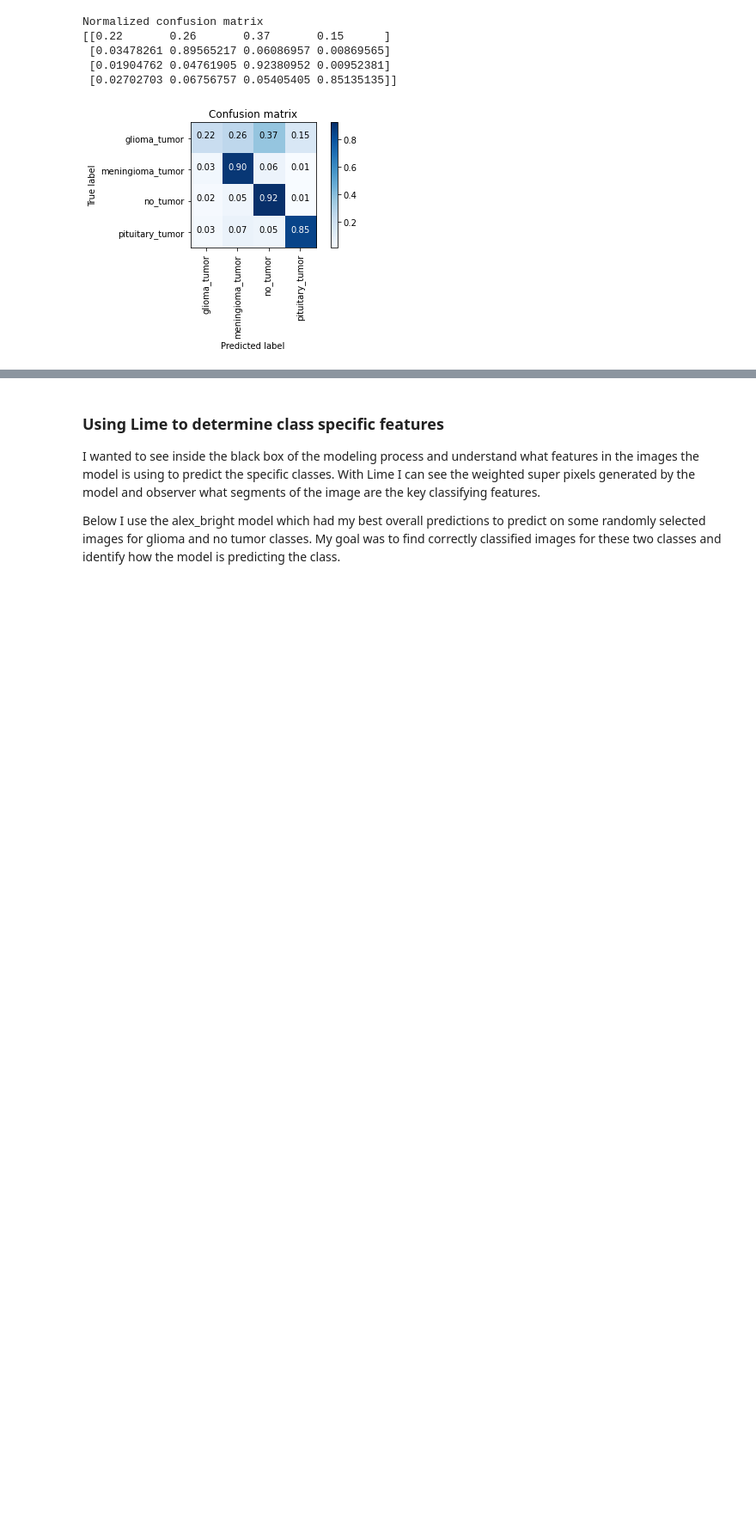
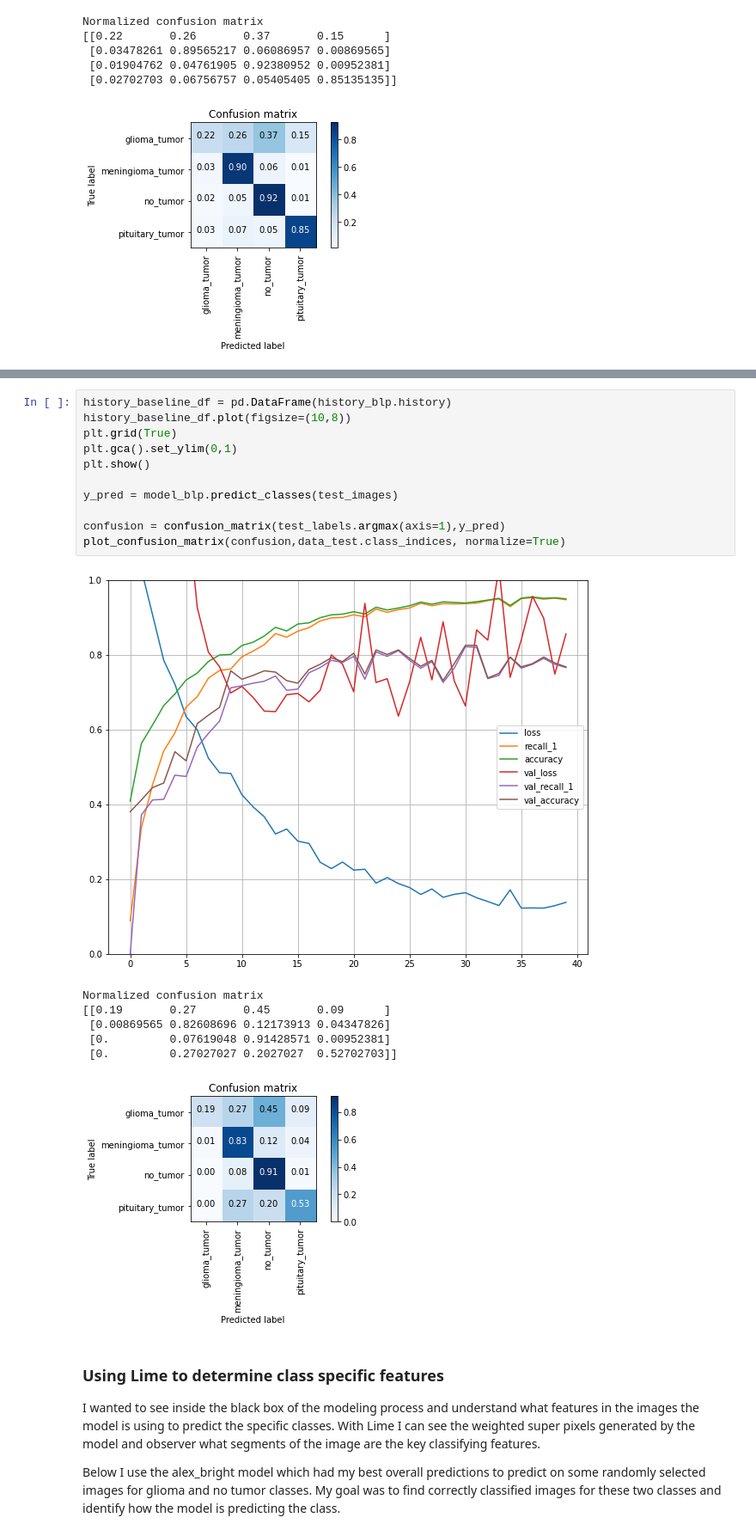
Before and after one commit to Jacobheyman702/Brain_tumor_classifer, a Jupyter notebook: MRI_Image_CNN's.ipynb, the cells around one changed output, grey strips where cells are left out. Shown at 86% size. Saved outputs shown, nothing was run; the diff lists cells and outputs as text; blank space fills up the shorter version.

```diff
--- a/MRI_Image_CNN's.ipynb
+++ b/MRI_Image_CNN's.ipynb
@@ -2042,3 +2061,22 @@ Test Accuracy 0.30203044414520264
+# %%
+history_baseline_df = pd.DataFrame(history_blp.history)
+history_baseline_df.plot(figsize=(10,8))
+plt.grid(True)
+plt.gca().set_ylim(0,1)
+plt.show()
+
+y_pred = model_blp.predict_classes(test_images)
+
+confusion = confusion_matrix(test_labels.argmax(axis=1),y_pred)
+plot_confusion_matrix(confusion,data_test.class_indices, normalize=True)
+# %% [output]
+[figure, added]
+Normalized confusion matrix
+[[0.19       0.27       0.45       0.09      ]
+ [0.00869565 0.82608696 0.12173913 0.04347826]
+ [0.         0.07619048 0.91428571 0.00952381]
+ [0.         0.27027027 0.2027027  0.52702703]]
+[figure, added]
 # %% [markdown]
 ### Using Lime to determine class specific features
 
```
Also changed, not shown: parts of 7 cells of this notebook.
